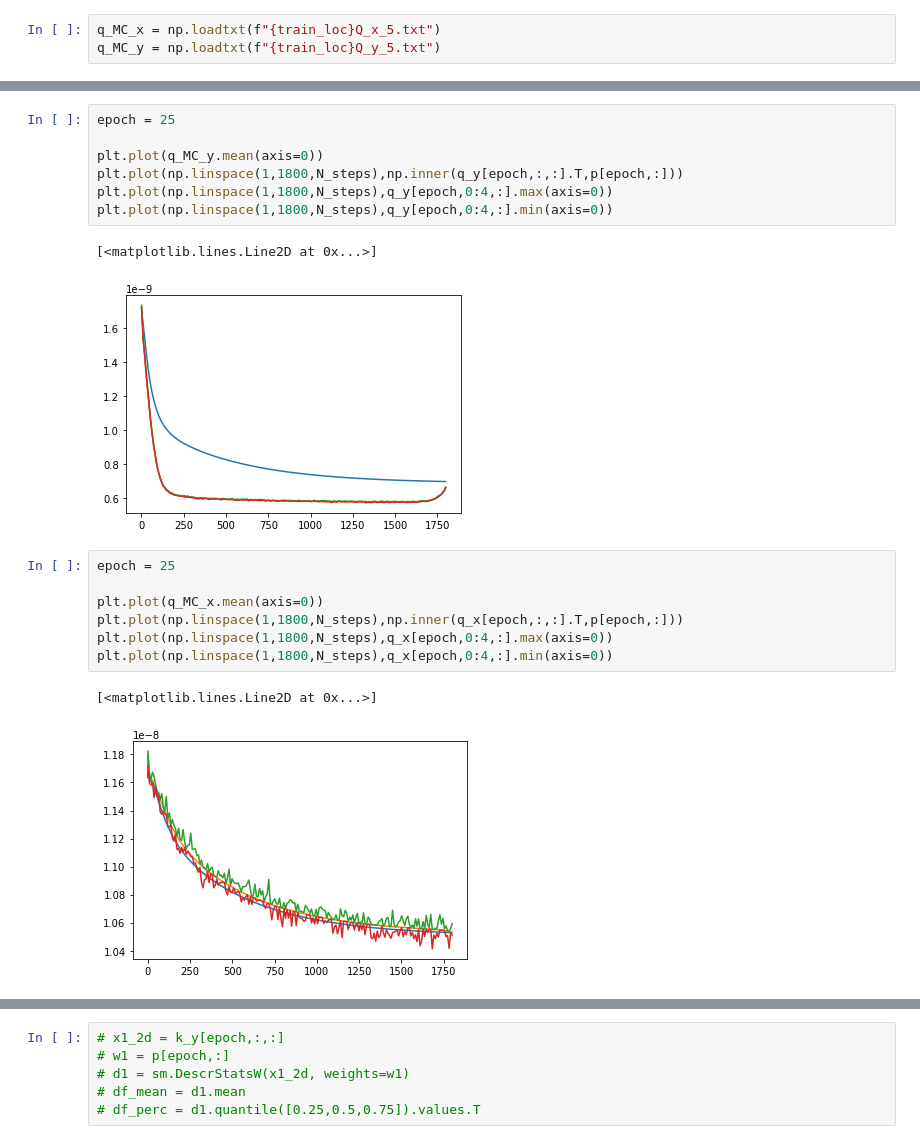
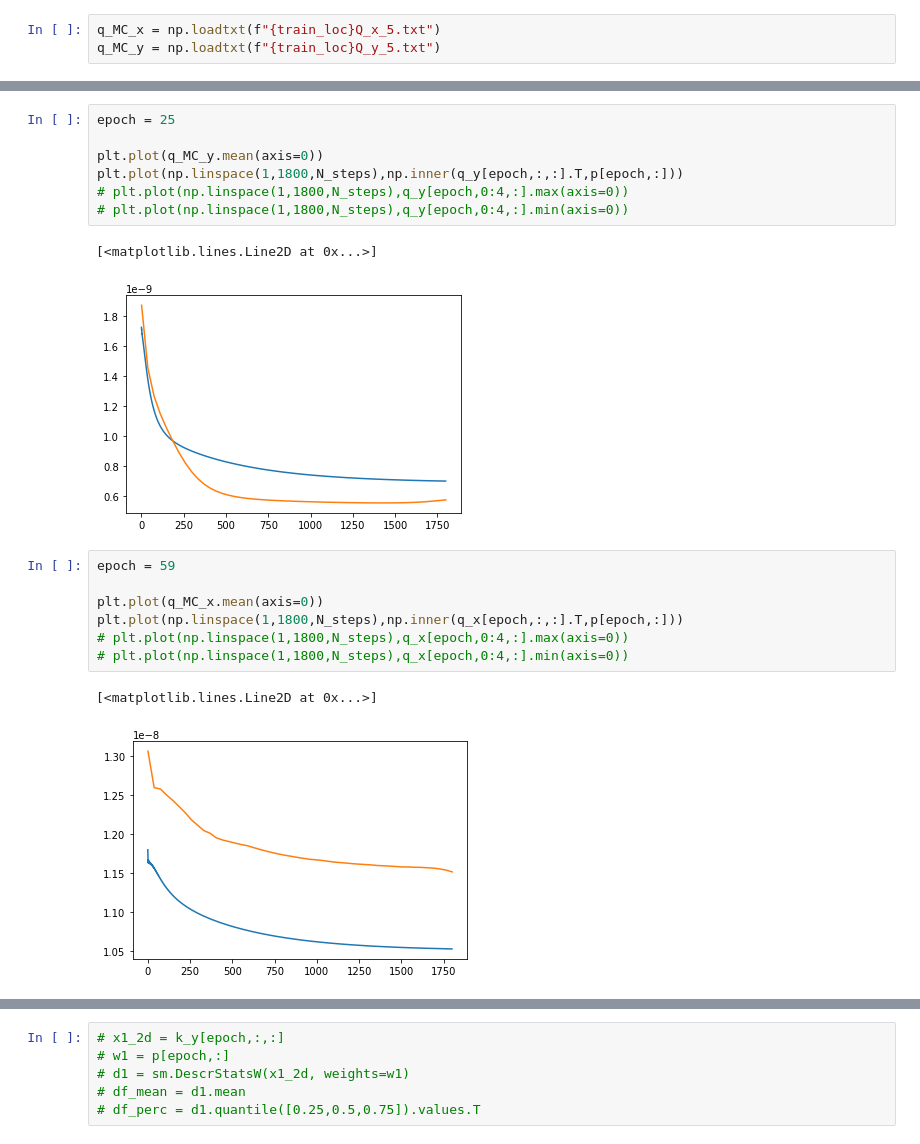
Before and after one commit to dbelivanis/Information-Theory-2, a Jupyter notebook: Optimization/check.ipynb, the cells around one changed output, grey strips where cells are left out. Cells and saved outputs as stored; diff of their text form.

```diff
--- a/Optimization/check.ipynb
+++ b/Optimization/check.ipynb
@@ -77,19 +77,19 @@ epoch = 25
 
 plt.plot(q_MC_y.mean(axis=0))
 plt.plot(np.linspace(1,1800,N_steps),np.inner(q_y[epoch,:,:].T,p[epoch,:]))
-plt.plot(np.linspace(1,1800,N_steps),q_y[epoch,0:4,:].max(axis=0))
-plt.plot(np.linspace(1,1800,N_steps),q_y[epoch,0:4,:].min(axis=0))
+# plt.plot(np.linspace(1,1800,N_steps),q_y[epoch,0:4,:].max(axis=0))
+# plt.plot(np.linspace(1,1800,N_steps),q_y[epoch,0:4,:].min(axis=0))
 # %% [output]
 [<matplotlib.lines.Line2D at 0x...>]
-[figure, old version]
+[figure, new version]
 # %%
-epoch = 25
+epoch = 59
 
 plt.plot(q_MC_x.mean(axis=0))
 plt.plot(np.linspace(1,1800,N_steps),np.inner(q_x[epoch,:,:].T,p[epoch,:]))
-plt.plot(np.linspace(1,1800,N_steps),q_x[epoch,0:4,:].max(axis=0))
-plt.plot(np.linspace(1,1800,N_steps),q_x[epoch,0:4,:].min(axis=0))
+# plt.plot(np.linspace(1,1800,N_steps),q_x[epoch,0:4,:].max(axis=0))
+# plt.plot(np.linspace(1,1800,N_steps),q_x[epoch,0:4,:].min(axis=0))
 # %% [output]
 [<matplotlib.lines.Line2D at 0x...>]
-[figure, old version]
+[figure, new version]
 # %%
```
Also changed, not shown: parts of 8 cells of this notebook, 2 other files.
